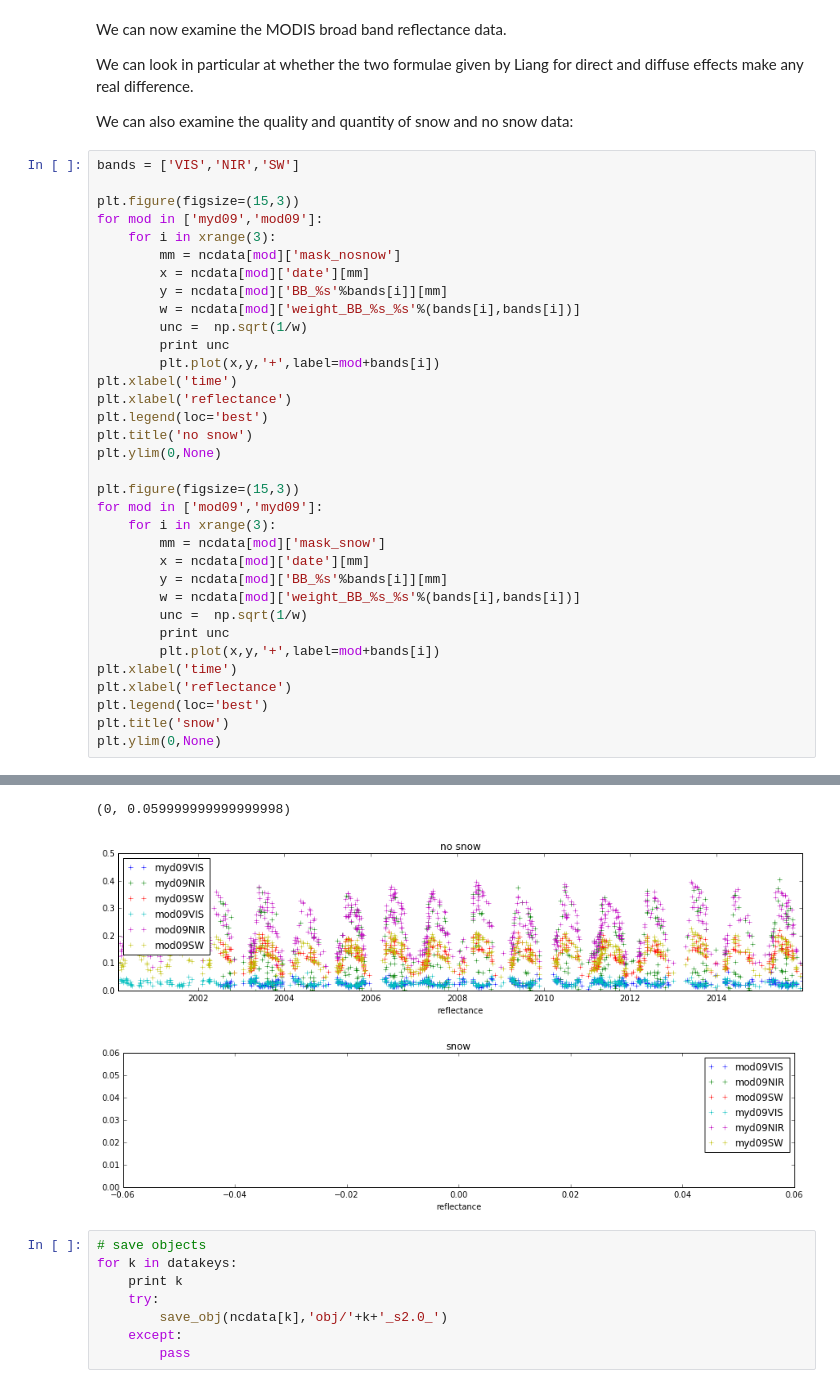
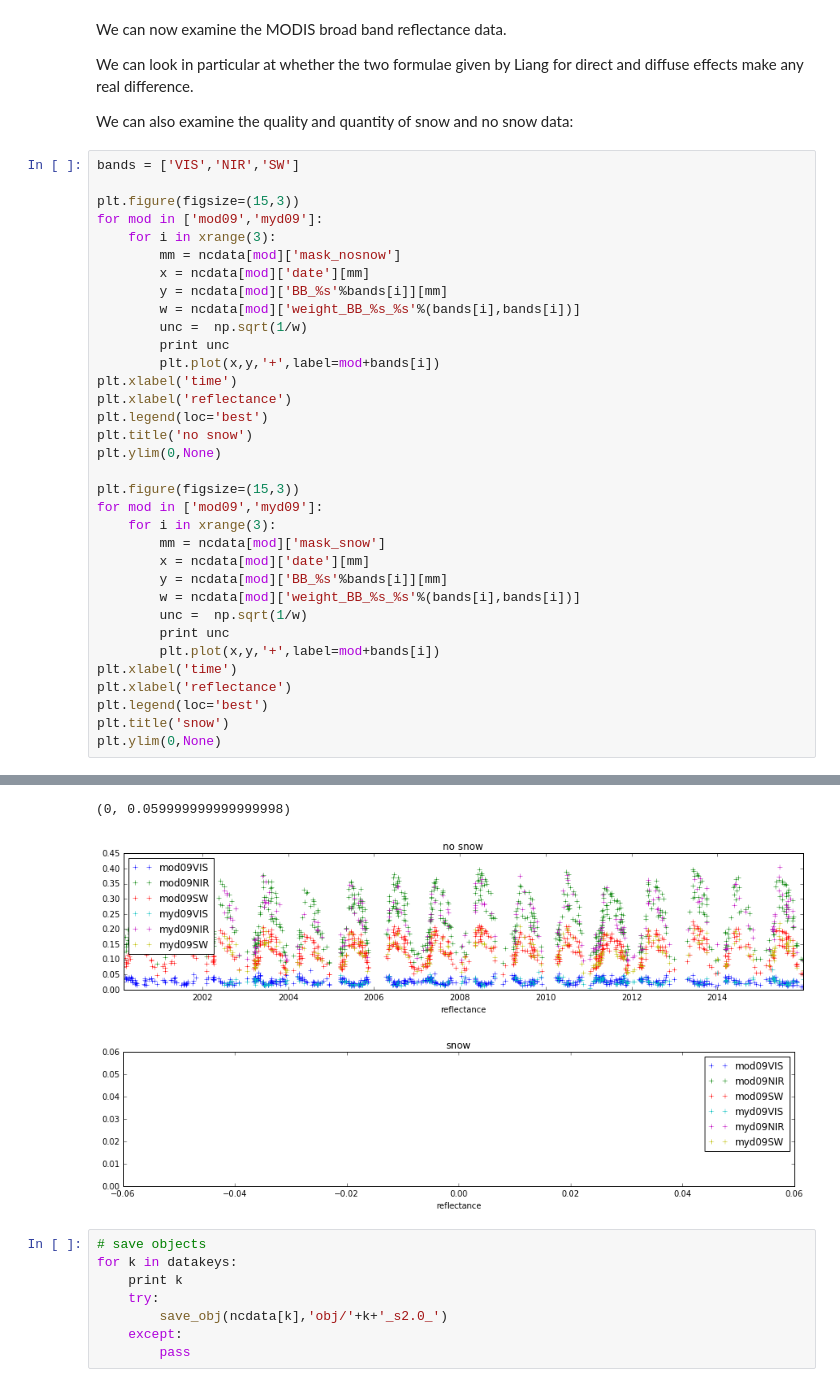
Before and after one commit to UCL-EO/QA4ECV_ATBD, a Jupyter notebook: notebooks/Get data.ipynb, the cells around one changed output, grey strips where cells are left out. Drawn from its saved outputs; the diff is of its cells as text.

```diff
--- a/notebooks/Get data.ipynb
+++ b/notebooks/Get data.ipynb
@@ -499,7 +530,7 @@ We can also examine the quality and quantity of snow and no snow data:
 bands = ['VIS','NIR','SW']
 
 plt.figure(figsize=(15,3))
-for mod in ['myd09','mod09']:
+for mod in ['mod09','myd09']:
     for i in xrange(3):
         mm = ncdata[mod]['mask_nosnow']
         x = ncdata[mod]['date'][mm]
@@ -545,5 +576,5 @@ plt.ylim(0,None)
 (0, 0.059999999999999998)
-[figure, old version]
+[figure, new version]
 [figure]
 # %%
 # save objects
```
Also changed, not shown: parts of 3 cells of this notebook, 8 other files.
